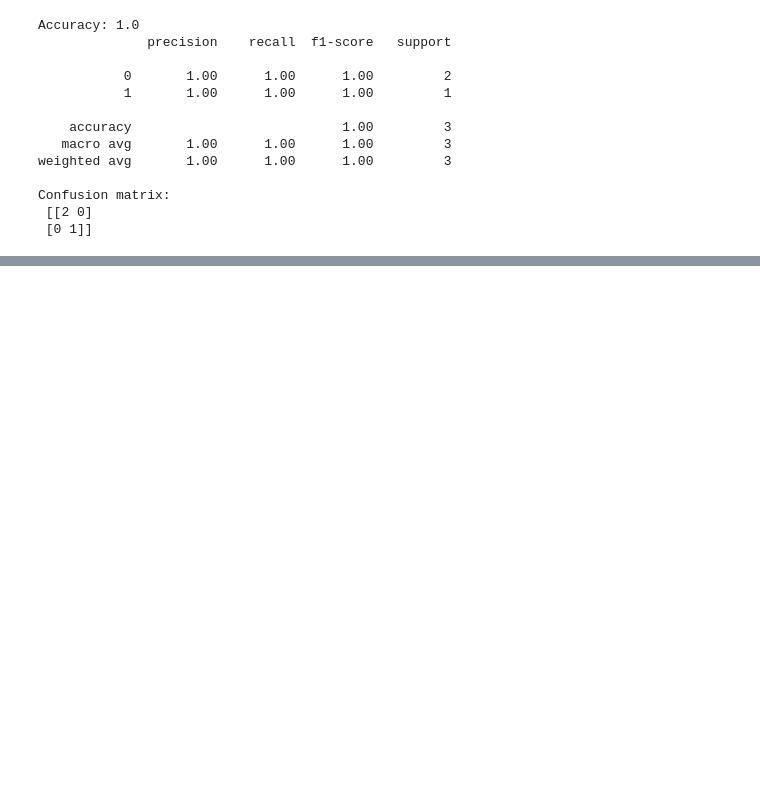
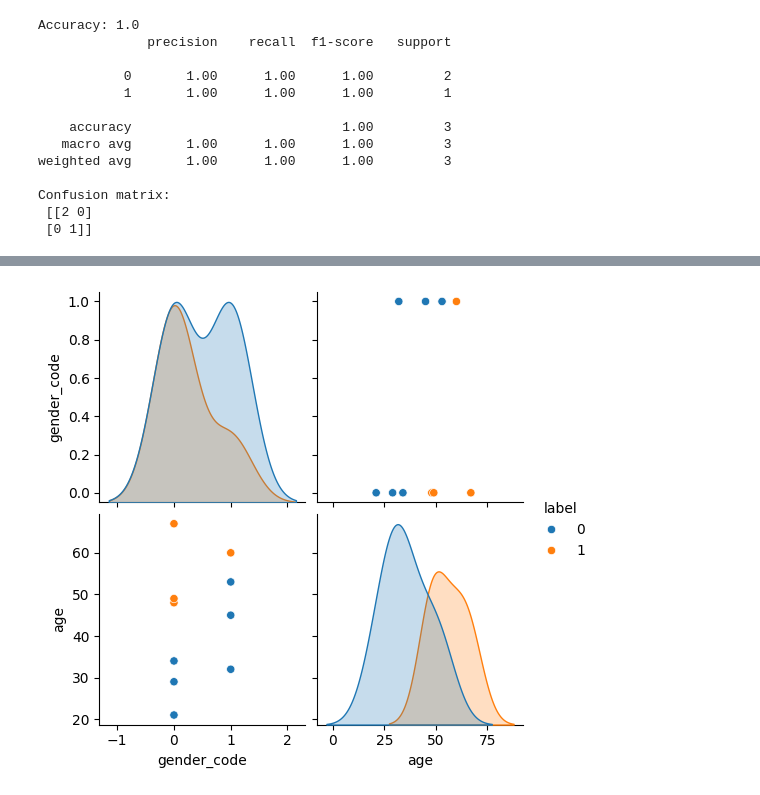
Before and after one commit to amritanshl/python_advanced, a Jupyter notebook: ML/mldemo.ipynb, the cells around one changed output, grey strips where cells are left out. Cells and saved outputs as stored; diff of their text form; code cells hidden in the pictures; blank space fills up the shorter version.

```diff
--- a/ML/mldemo.ipynb
+++ b/ML/mldemo.ipynb
@@ -175,0 +190,8 @@ print("CV best score:", grid.best_score_)
+# %%
+df_small=pd.DataFrame(X, columns=["gender_code","age"])
+df_small['label']=y
+
+sns.pairplot(df_small,hue='label')
+plt.show()
+# %% [output]
+[figure, added]
```
Also changed, not shown: parts of 2 cells of this notebook, 3 other files.
